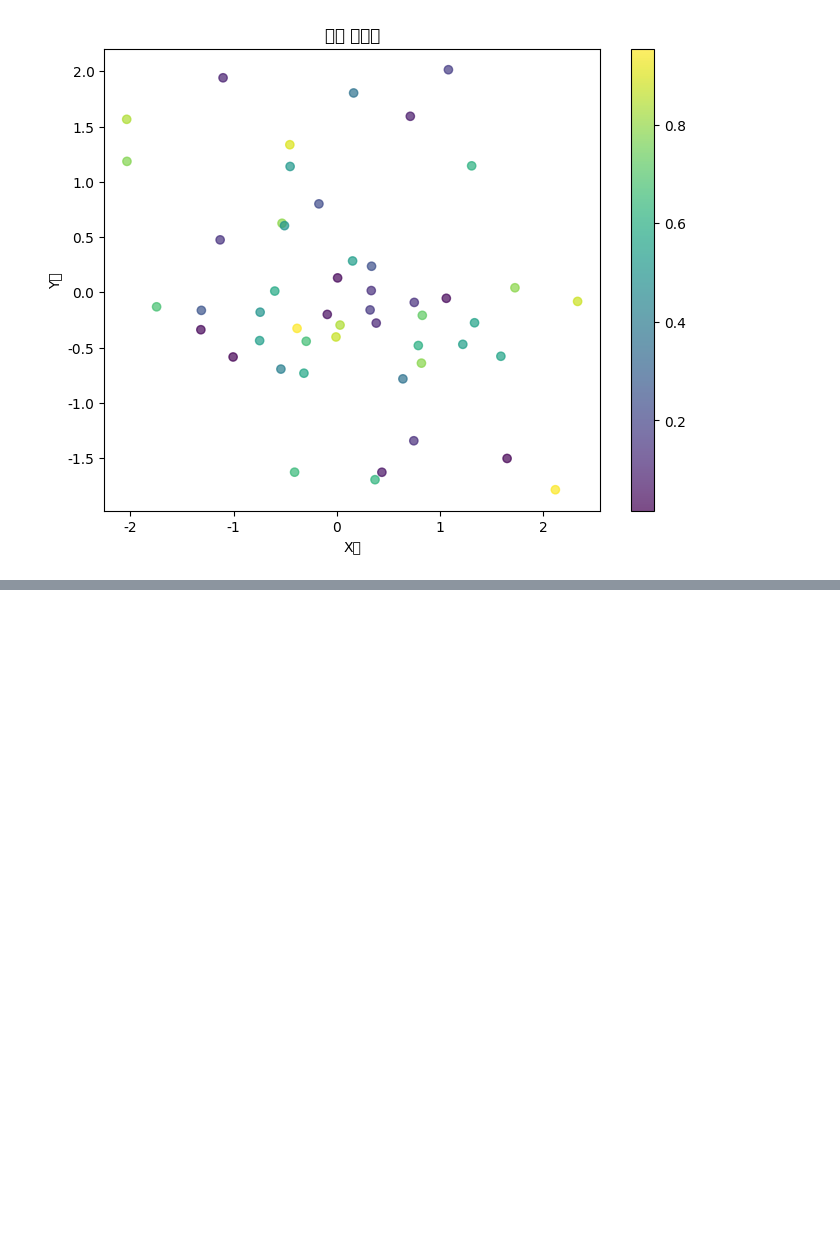
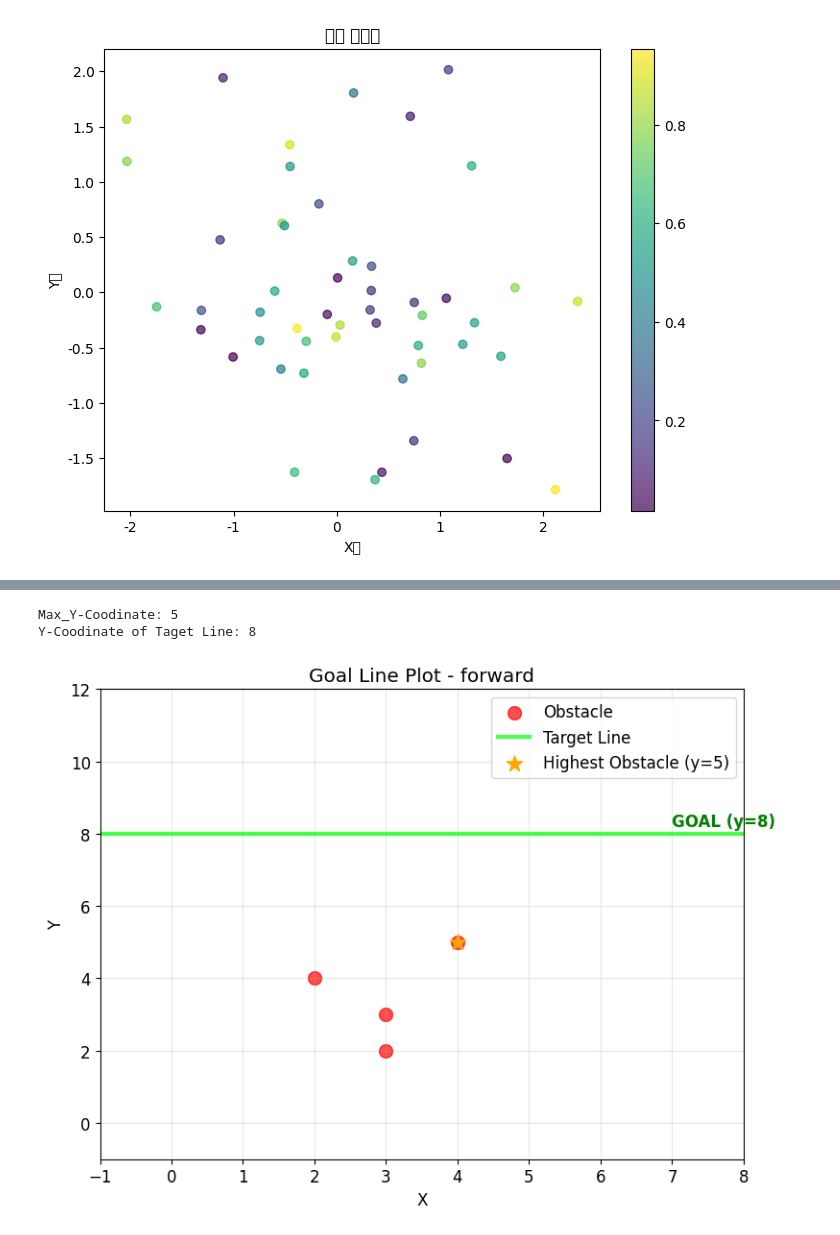
Before and after one commit to Alex-Jung-HB/0703_python_matplotlib, a Jupyter notebook: 0703_python_matplotlib.ipynb, the cells around one changed output, grey strips where cells are left out. Drawn from its saved outputs; the diff is of its cells as text; code cells hidden in the pictures; blank space fills up the shorter version.

```diff
--- a/0703_python_matplotlib.ipynb
+++ b/0703_python_matplotlib.ipynb
@@ -175,0 +189,75 @@ for f in fm.fontManager.ttflist:
+# %%
+import matplotlib.pyplot as plt
+import numpy as np
+
+def calculate_goal_line(obstacles_y):
+    """목표선 Y좌표 계산 함수"""
+    if len(obstacles_y) == 0:
+        goal_y = 0 + 3  # 장애물이 없으면 Y=0 기준
+    else:
+        max_obstacle_y = np.max(obstacles_y)  # 가장 높은 장애물
+        goal_y = max_obstacle_y + 3  # 최대 Y좌표 + 3
+    return goal_y
+
+def draw_goal_line(obstacles, action="forward"):
+    """목표선을 그리는 함수"""
+    # 폰트 설정
+    plt.rcParams['font.family'] = 'DejaVu Sans'
+    plt.rcParams['font.size'] = 12
+
+    # 캔버스 설정
+    plt.figure(figsize=(8, 6))
+
+    # 축 범위 설정 (수정됨)
+    plt.xlim(-1, 8)       # x축: -1부터 8까지
+    plt.ylim(-1, 12)      # y축: -1부터 12까지 (수정됨)
+
+    plt.grid(True, alpha=0.3)
+    plt.xlabel('X')
+    plt.ylabel('Y')
+    plt.title(f'Goal Line Plot - {action}')
+
+    # 장애물 데이터 분리
+    x_coords = [point[0] for point in obstacles]
+    y_coords = [point[1] for point in obstacles]
+
+    # 장애물 표시
+    plt.scatter(x_coords, y_coords, c='red', s=100, alpha=0.7, label='Obstacle')
+
+    # 목표선 계산
+    goal_y = calculate_goal_line(y_coords)
+
+    # 목표선 그리기 (수정됨)
+    plt.axhline(y=goal_y, color='lime', linewidth=3, alpha=0.7, label='Target Line')
+
+    # 텍스트 표시
+    plt.text(7, goal_y + 0.2, f"GOAL (y={goal_y})",
+             color='green',
+             fontsize=12,
+             fontweight='bold')
+
+    # 최대 장애물 찾기 및 표시
+    if len(y_coords) > 0:
+        max_y = max(y_coords)
+        max_idx = y_coords.index(max_y)
+        plt.scatter(x_coords[max_idx], y_coords[max_idx],
+                   c='orange', s=150, marker='*',
+                   label=f'Highest Obstacle (y={max_y})')
+        print(f"Max_Y-Coodinate: {max_y}")
+        print(f"Y-Coodinate of Taget Line: {goal_y}")
+
+    plt.legend()
+    plt.tight_layout()
+    plt.show()
+
+    # 실행 코드
+if __name__ == "__main__":
+    # 장애물 좌표 설정
+    obstacles = [(3, 2), (3, 3), (2, 4), (4, 5)]
+
+    # 함수 실행
+    draw_goal_line(obstacles, "forward")
+# %% [output]
+Max_Y-Coodinate: 5
+Y-Coodinate of Taget Line: 8
+[figure, added]
```
Also changed, not shown: parts of 6 cells of this notebook.
